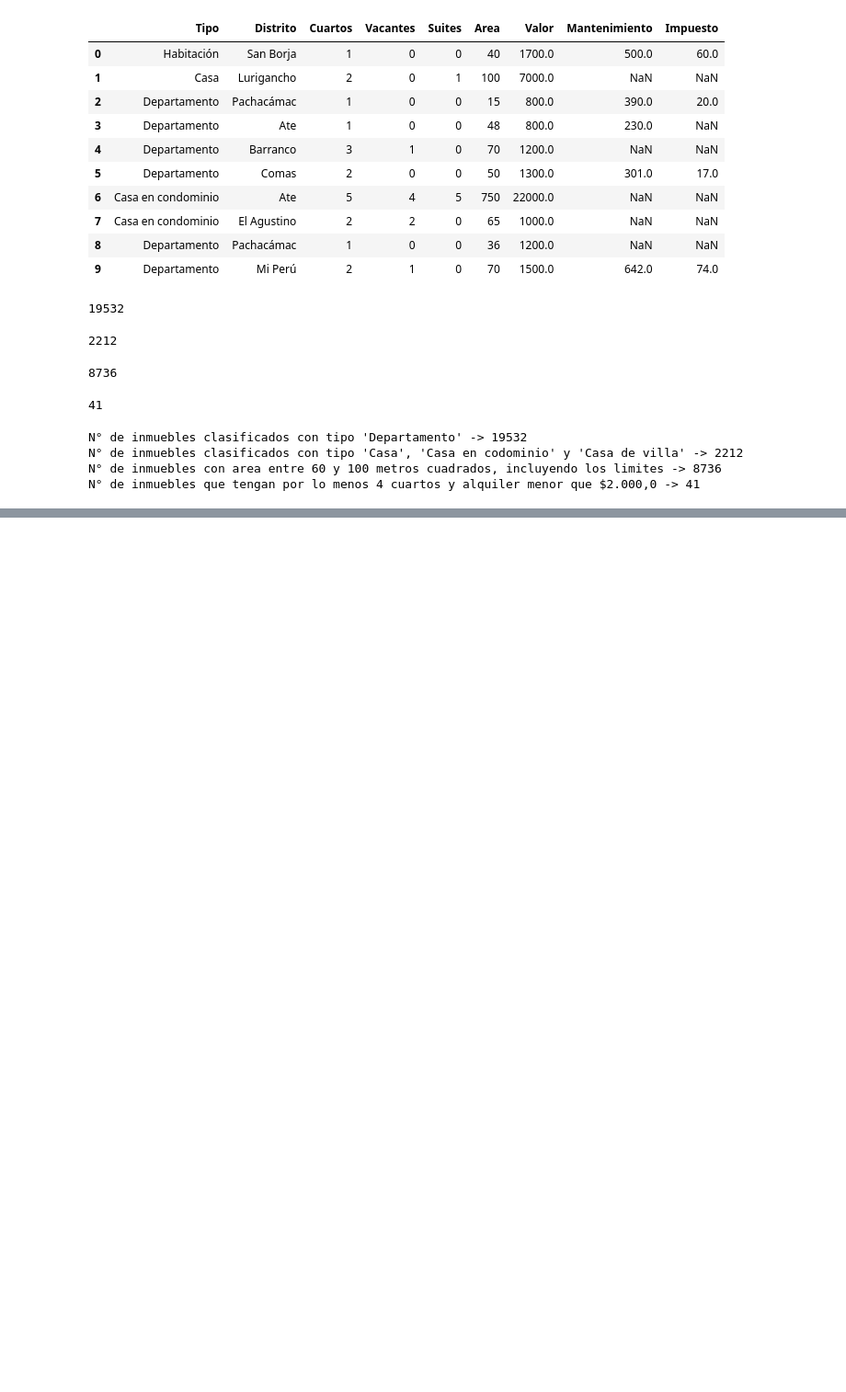
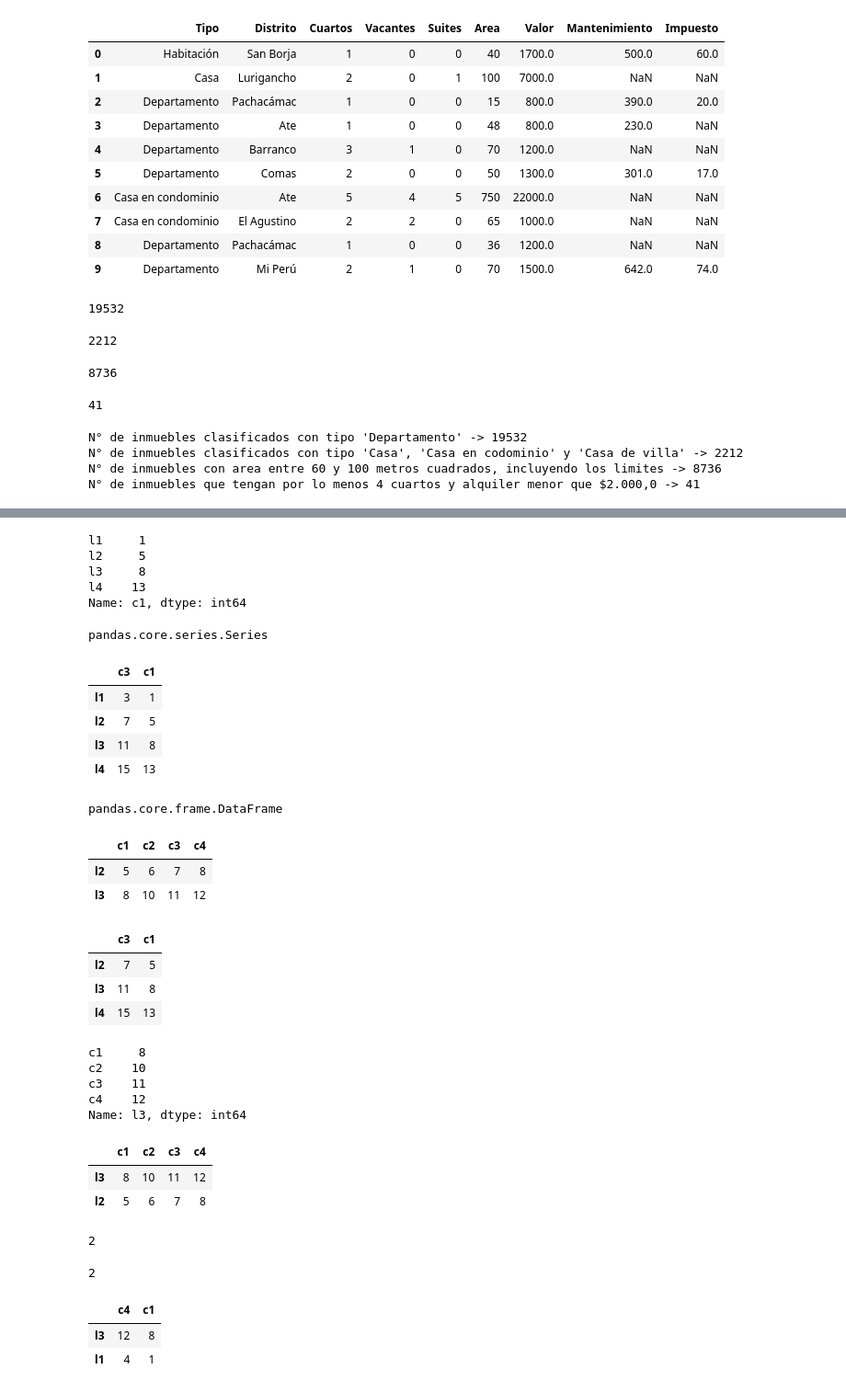
Before and after one commit to exequiel-farias/pandas-avanzado, a Jupyter notebook: PandasAvanzado.ipynb, the cells around one changed output, grey strips where cells are left out. Shown at 92% size. Drawn from its saved outputs; the diff is of its cells as text; code cells hidden in the pictures; blank space fills up the shorter version.

```diff
--- a/PandasAvanzado.ipynb
+++ b/PandasAvanzado.ipynb
@@ -975,0 +995,76 @@ N° de inmuebles que tengan por lo menos 4 cuartos y alquiler menor que $2.000,0
+# %%
+#Quiero ver los resultados de la columna 'c1'
+df['c1']
+# %% [output]
+l1     1
+l2     5
+l3     8
+l4    13
+Name: c1, dtype: int64
+# %%
+type(df['c1'])
+# %% [output]
+pandas.core.series.Series
+# %%
+#Cuando selecciono más de una columna se deben poner dentro de una lista
+df[['c3', 'c1']]
+# %% [output]
+|  | c3 | c1 |
+| l1 | 3 | 1 |
+| l2 | 7 | 5 |
+| l3 | 11 | 8 |
+| l4 | 15 | 13 |
+# %%
+type(df[['c3', 'c1']])
+# %% [output]
+pandas.core.frame.DataFrame
+# %%
+#Quiero las filas l2 y l3, o sea posicion 1 y 2
+df[1:3]
+# %% [output]
+|  | c1 | c2 | c3 | c4 |
+| l2 | 5 | 6 | 7 | 8 |
+| l3 | 8 | 10 | 11 | 12 |
+# %%
+#Quiero las filas desde l2 hasta al final y las columnas 'c3' y 'c1'
+df[1:][['c3','c1']]
+# %% [output]
+|  | c3 | c1 |
+| l2 | 7 | 5 |
+| l3 | 11 | 8 |
+| l4 | 15 | 13 |
+# %%
+#Metodo de Pandas: loc, utiliza los nombres de las columnas o filas, no los indices
+#Quiero los valores de la linea l3
+df.loc['l3']
+# %% [output]
+c1     8
+c2    10
+c3    11
+c4    12
+Name: l3, dtype: int64
+# %%
+#Quiero los valores de las lineas l3 y l2
+df.loc[['l3', 'l2']]
+# %% [output]
+|  | c1 | c2 | c3 | c4 |
+| l3 | 8 | 10 | 11 | 12 |
+| l2 | 5 | 6 | 7 | 8 |
+# %%
+#Quiero la interseccion de la fila l1 con la columna c2
+df.loc['l1','c2']
+# %% [output]
+2
+# %%
+#Metodo de Pandas: iloc, utiliza las posiciones de las columnas o filas, no los nombres
+#Quiero la interseccion de la fila l1 con la columna c2
+df.iloc[0,1]
+# %% [output]
+2
+# %%
+#Quiero una matriz con las filas y columnas indicadas utilizando el metodo loc
+df.loc[['l3','l1'],['c4','c1']]
+# %% [output]
+|  | c4 | c1 |
+| l3 | 12 | 8 |
+| l1 | 4 | 1 |
```
Also changed, not shown: parts of 4 cells of this notebook.
